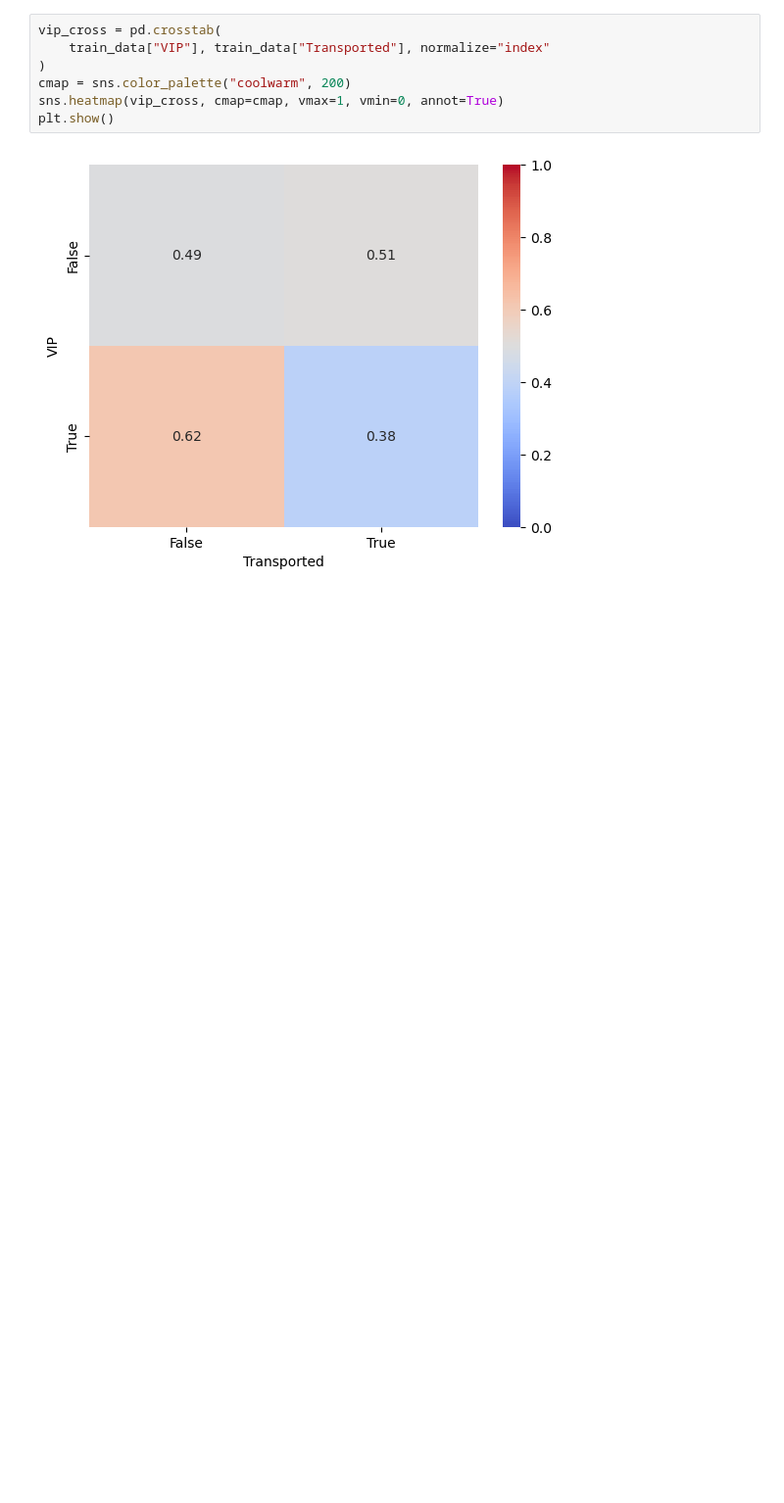
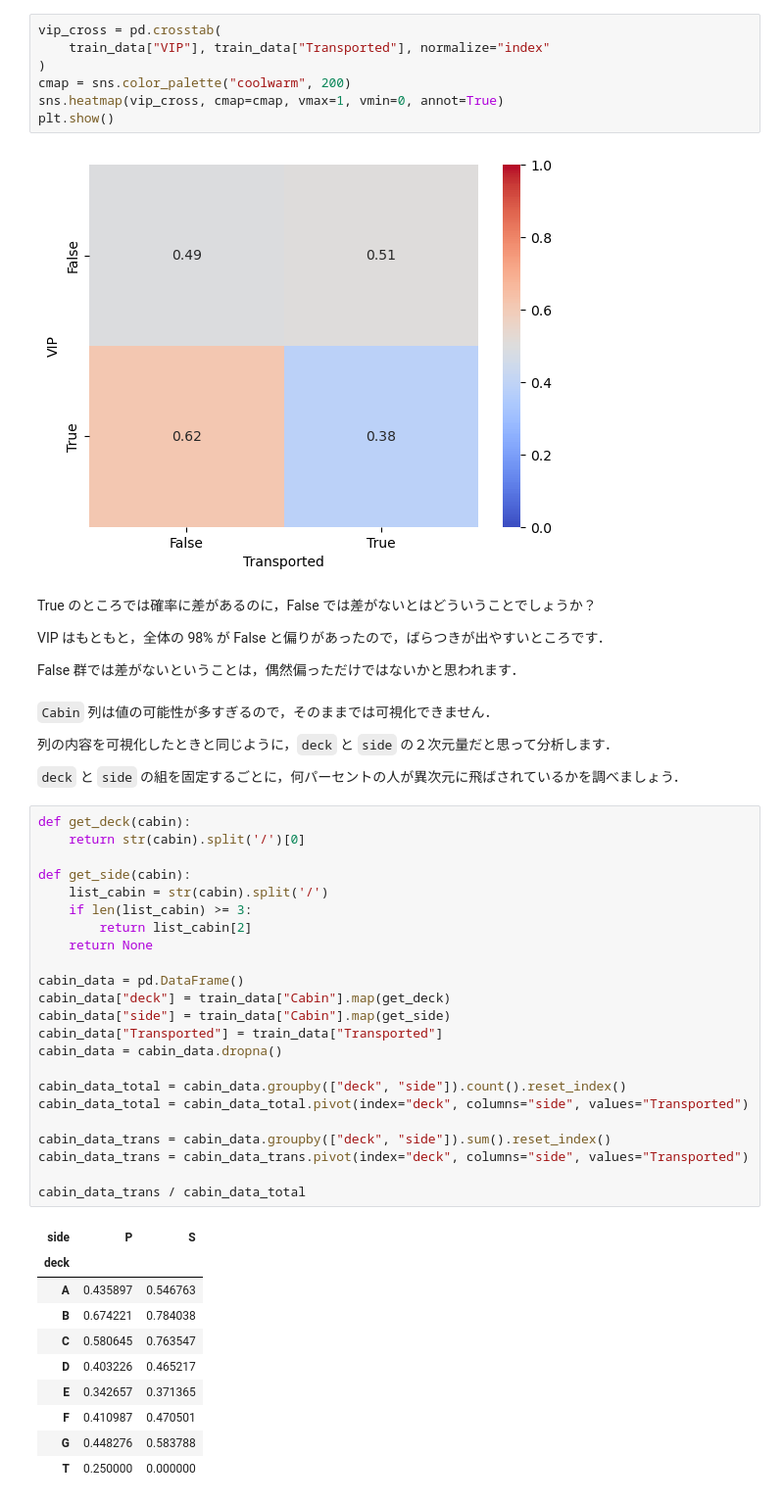
Before and after one commit to Seasawher/spaceship-titanic, a Jupyter notebook: book/relation.ipynb, the cells around one changed output. Shown: that part at 98% size. Saved outputs shown, nothing was run; the diff lists cells and outputs as text; blank space fills up the shorter version.

```diff
--- a/book/relation.ipynb
+++ b/book/relation.ipynb
@@ -259,3 +259,49 @@ sns.heatmap(vip_cross, cmap=cmap, vmax=1, vmin=0, annot=True)
 plt.show()
 # %% [output]
 [figure]
+# %% [markdown]
+True のところでは確率に差があるのに，False では差がないとはどういうことでしょうか？
+
+VIP はもともと，全体の 98% が False と偏りがあったので，ばらつきが出やすいところです．
+
+False 群では差がないということは，偶然偏っただけではないかと思われます．
+# %% [markdown]
+`Cabin` 列は値の可能性が多すぎるので，そのままでは可視化できません．
+
+列の内容を可視化したときと同じように，`deck` と `side` の２次元量だと思って分析します．
+
+`deck` と `side` の組を固定するごとに，何パーセントの人が異次元に飛ばされているかを調べましょう．
+# %%
+def get_deck(cabin):
+    return str(cabin).split('/')[0]
+
+def get_side(cabin):
+    list_cabin = str(cabin).split('/')
+    if len(list_cabin) >= 3:
+        return list_cabin[2]
+    return None
+
+cabin_data = pd.DataFrame()
+cabin_data["deck"] = train_data["Cabin"].map(get_deck)
+cabin_data["side"] = train_data["Cabin"].map(get_side)
+cabin_data["Transported"] = train_data["Transported"]
+cabin_data = cabin_data.dropna()
+
+cabin_data_total = cabin_data.groupby(["deck", "side"]).count().reset_index()
+cabin_data_total = cabin_data_total.pivot(index="deck", columns="side", values="Transported")
+
+cabin_data_trans = cabin_data.groupby(["deck", "side"]).sum().reset_index()
+cabin_data_trans = cabin_data_trans.pivot(index="deck", columns="side", values="Transported")
+
+cabin_data_trans / cabin_data_total
+# %% [output]
+| side | P | S |
+| deck |  |  |
+| A | 0.435897 | 0.546763 |
+| B | 0.674221 | 0.784038 |
+| C | 0.580645 | 0.763547 |
+| D | 0.403226 | 0.465217 |
+| E | 0.342657 | 0.371365 |
+| F | 0.410987 | 0.470501 |
+| G | 0.448276 | 0.583788 |
+| T | 0.250000 | 0.000000 |
```
Also changed, not shown: parts of 3 cells of this notebook.
